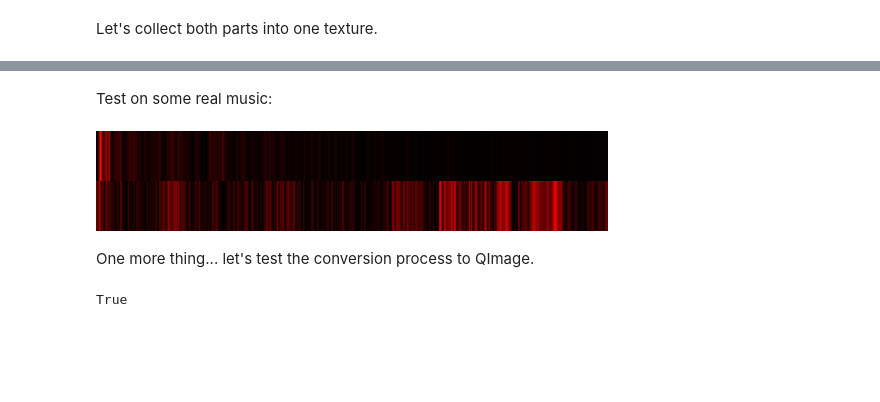
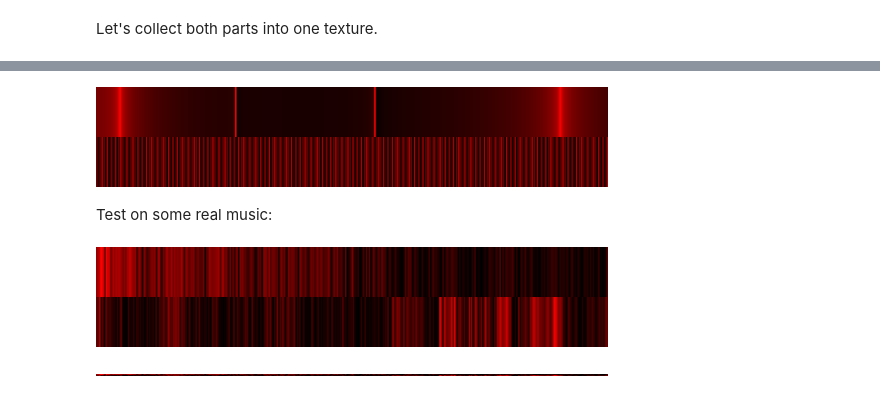
Before and after one commit to utak3r/PyShaderPlayground, a Jupyter notebook: experiments/sound_analysis.ipynb, the cells around one changed output, grey strips where cells are left out. Cells and saved outputs as stored; diff of their text form; code cells hidden in the pictures; blank space fills up the shorter version.

```diff
--- a/experiments/sound_analysis.ipynb
+++ b/experiments/sound_analysis.ipynb
@@ -236,35 +174,45 @@ display(final_img_1px)
+# %%
+signal, N, T, t = get_audio_part(multi_sine_4freqs, time_start=0.0, sample_rate=44100, frame_rate=30, nframes=1)
+
+wave_img = array_to_red_image(signal)
+wave_img = wave_img.rotate(90, expand=True)
+wave_img = wave_img.resize((512,50))
+
+signal_fft = rfft(signal)
+N_spectrum = int(signal_fft.size/2)
+spectrum = np.linspace(start=0.0, stop=(44100 / 4.0), num=N_spectrum)
+for i in range(0, N_spectrum):
+    magnitude = np.log10(np.abs(signal_fft[i]))
+    spectrum[i] = magnitude
+
+spectrum_img = prepare_image(spectrum, 512, 50)
+final_img_100px = merge_images(spectrum_img, wave_img)
+display(final_img_100px)
+# %% [output]
+[figure, added]
 # %% [markdown]
 Test on some real music:
 # %%
 import librosa
 audio, sample_rate = librosa.load('test_sound_01.mp3', mono=True, sr=44100)
 signal, N, T, t = get_audio_part(audio, time_start=45.0, sample_rate=sample_rate, frame_rate=30, nframes=1)
-wave_img = array_to_red_image(signal)
-wave_img = wave_img.rotate(90, expand=True)
-wave_img_100px = wave_img.resize((512,50))
-wave_img_1px = wave_img.resize((512,1))
-w = hann(N) # Hann window
-c_w = abs(sum(w))
-signal_fft = fft(signal * w) / c_w
-N_part = int(N/4)
-signal_fft_part = signal_fft[:N_part]
-fft_img = array_to_red_image(signal_fft_part)
-fft_img = fft_img.rotate(90, expand=True)
-fft_img_100px = fft_img.resize((512,50))
-fft_img_1px = fft_img.resize((512,1))
-final_img_100px = merge_images(fft_img_100px, wave_img_100px)
-final_img_1px = merge_images(fft_img_1px, wave_img_1px)
+wave_img_100px = prepare_image(signal, 512, 50)
+wave_img_1px = prepare_image(signal, 512, 1)
+
+signal_fft = rfft(signal)
+N_spectrum = int(signal_fft.size/2)
+spectrum = np.linspace(start=0.0, stop=(44100 / 4.0), num=N_spectrum)
+for i in range(0, N_spectrum):
+    magnitude = np.log10(np.abs(signal_fft[i]))
+    spectrum[i] = magnitude
+spectrum_img_100px = prepare_image(spectrum, 512, 50)
+spectrum_img_1px = prepare_image(spectrum, 512, 1)
+
+final_img_100px = merge_images(spectrum_img_100px, wave_img_100px)
+final_img_1px = merge_images(spectrum_img_1px, wave_img_1px)
 display(final_img_100px)
+display(final_img_1px)
 # %% [output]
-[figure, old version]
+[figure, new version]
+[figure, added]
-# %% [markdown]
-One more thing... let's test the conversion process to QImage.
-# %%
-from PySide6.QtGui import QImage
-img = final_img_1px
-final_width, final_height = img.size
-texture = QImage(img.tobytes(), final_width, final_height, final_width*3, QImage.Format_RGB888)
-texture.save('final_texture.png')
-# %% [output]
-True
 # %% [markdown]
```
Also changed, not shown: parts of 10 cells of this notebook, 16 other files.
